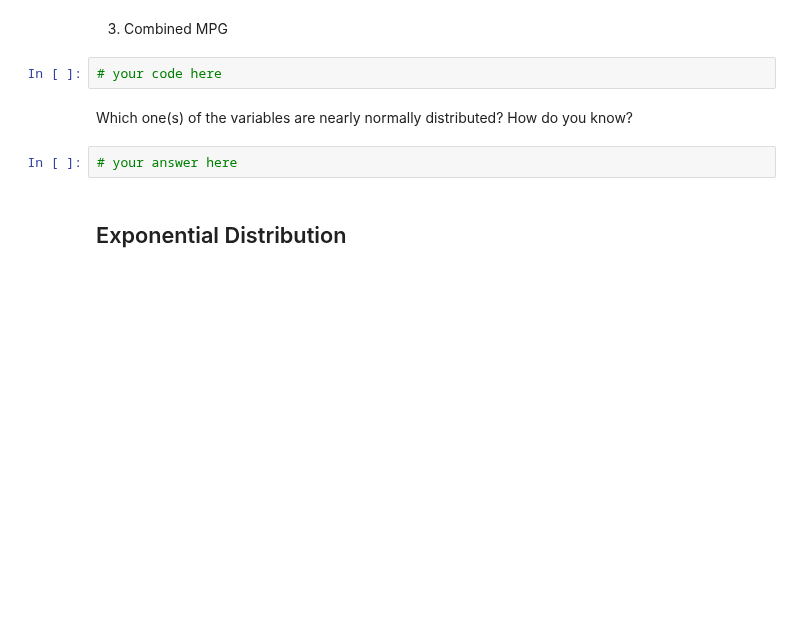
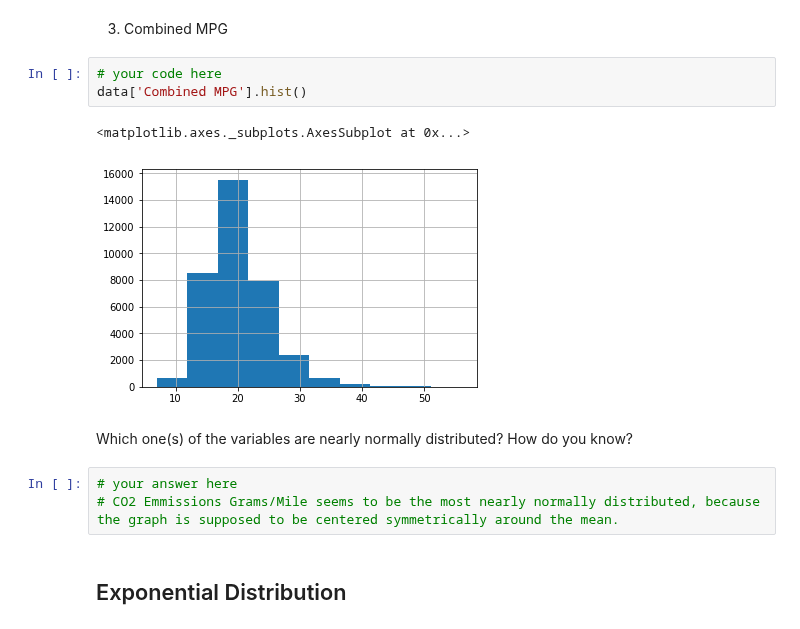
Before and after one commit to ironhack-labs/data-labs, a Jupyter notebook: module-2/lab-continuous-probability-distribution/your-code/main.ipynb, the cells around one changed output. Cells and saved outputs as stored; diff of their text form; blank space fills up the shorter version.

```diff
--- a/module-2/lab-continuous-probability-distribution/your-code/main.ipynb
+++ b/module-2/lab-continuous-probability-distribution/your-code/main.ipynb
@@ -84,10 +126,15 @@ Then plot the histograms for the following variables:
 3. Combined MPG
 # %%
 # your code here
+data['Combined MPG'].hist()
+# %% [output]
+<matplotlib.axes._subplots.AxesSubplot at 0x...>
+[figure, added]
 # %% [markdown]
 Which one(s) of the variables are nearly normally distributed? How do you know?
-# %%
-# your answer here
+# %%
+# your answer here
+# CO2 Emmissions Grams/Mile seems to be the most nearly normally distributed, because the graph is supposed to be centered symmetrically around the mean.
 # %% [markdown]
 ## Exponential Distribution
 # %% [markdown]
```
Also changed, not shown: parts of 10 cells of this notebook.
